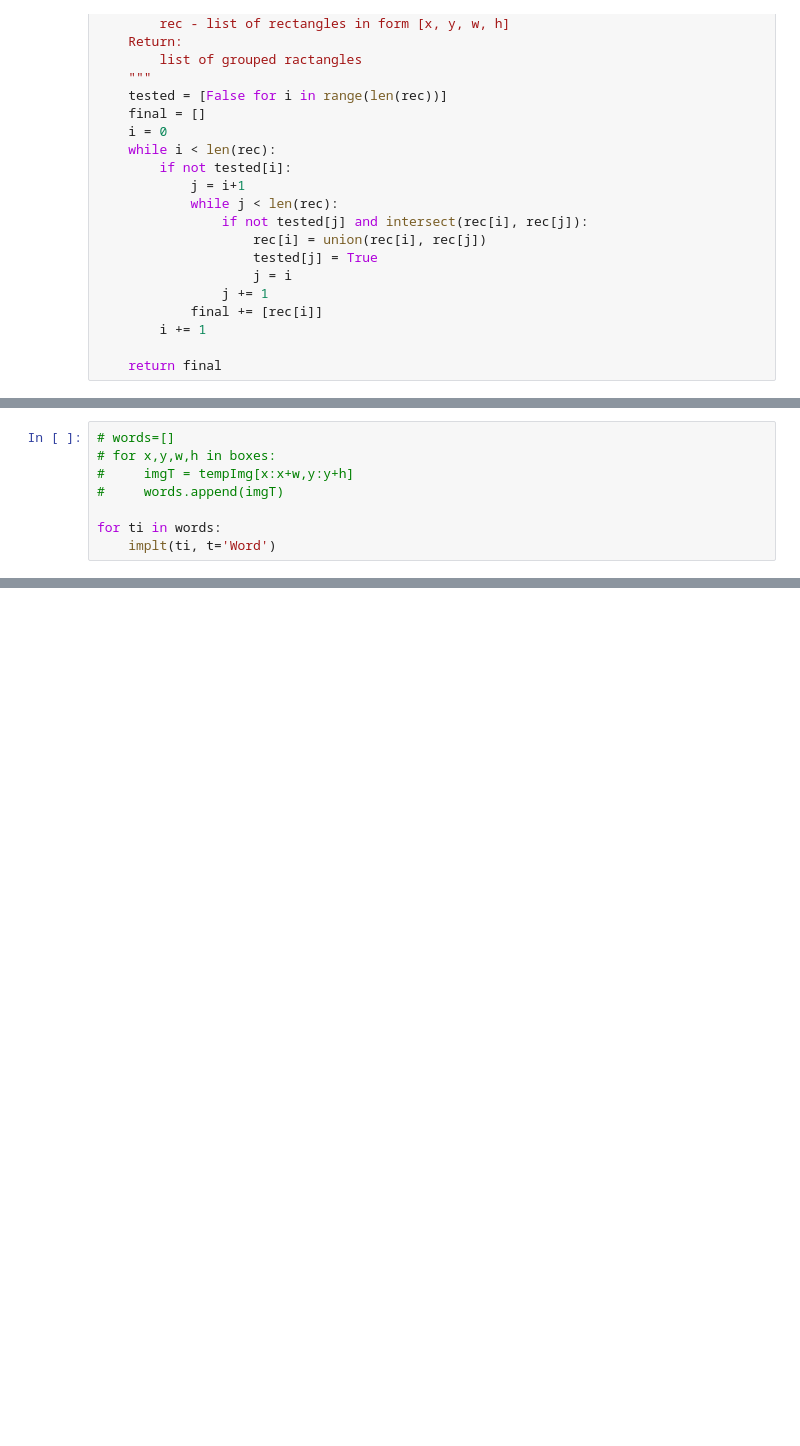
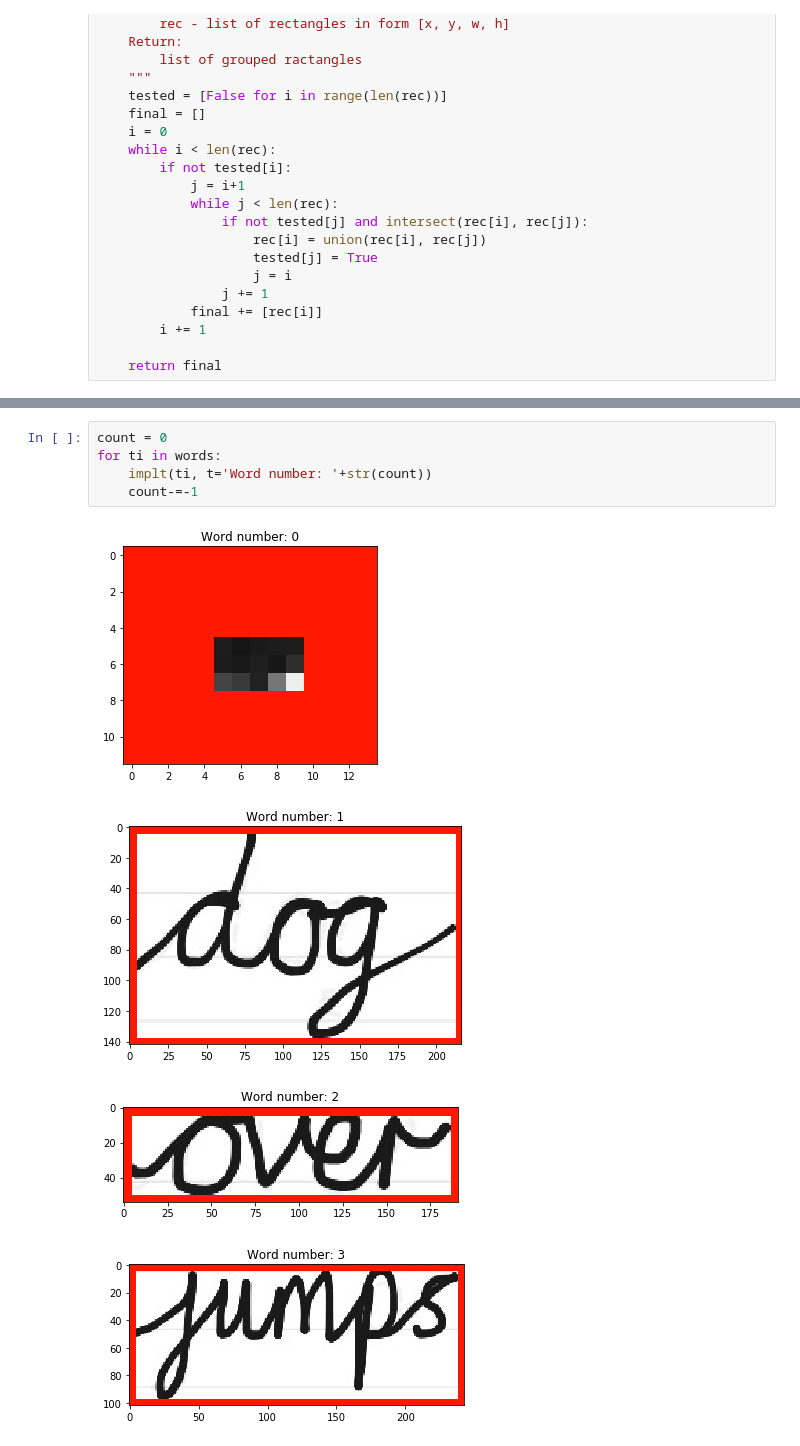
Before and after one commit to WinterSoldier13/Identifying_TextBlock_in_Image, a Jupyter notebook: testWordDetection.ipynb, the cells around one changed output, grey strips where cells are left out. Cells and saved outputs as stored; diff of their text form; blank space fills up the shorter version.

```diff
--- a/testWordDetection.ipynb
+++ b/testWordDetection.ipynb
@@ -275,8 +275,0 @@ for i in boxes:
-# %%
-# words=[]
-# for x,y,w,h in boxes:
-#     imgT = tempImg[x:x+w,y:y+h]
-#     words.append(imgT)
-
-for ti in words:
-    implt(ti, t='Word')
@@ -292,0 +276,10 @@ for ti in words:
+# %%
+count = 0
+for ti in words:
+    implt(ti, t='Word number: '+str(count))
+    count-=-1
+# %% [output]
+[figure, added]
+[figure, added]
+[figure, added]
+[figure, added]
```
Also changed, not shown: parts of 7 cells of this notebook.
